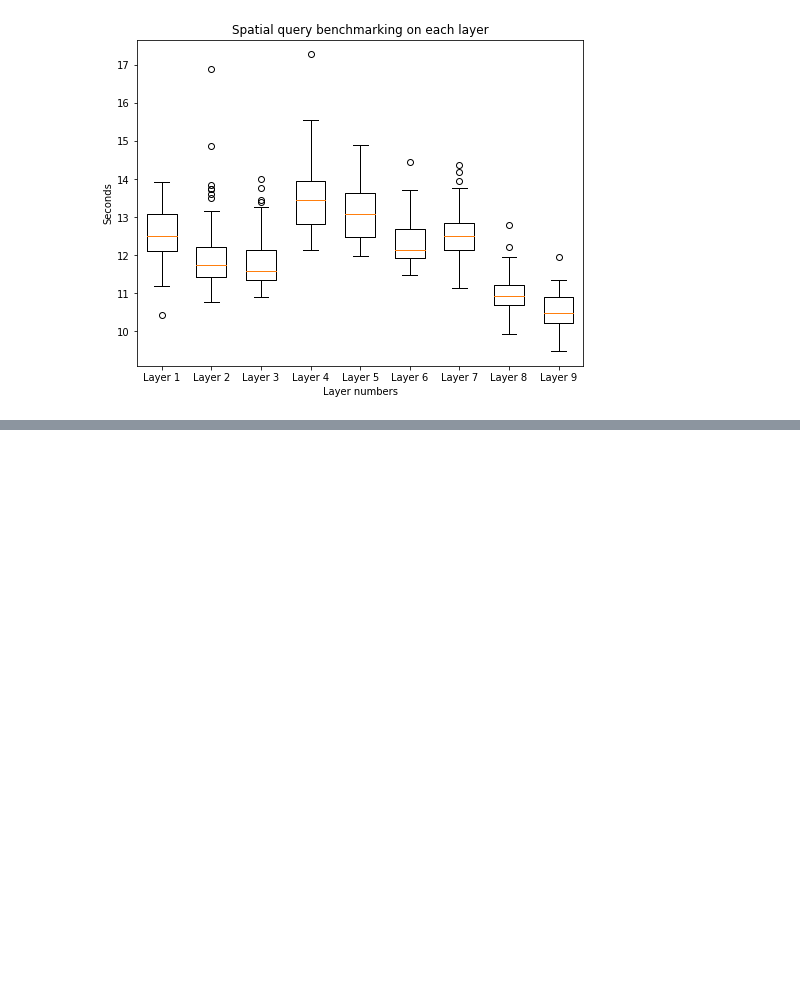
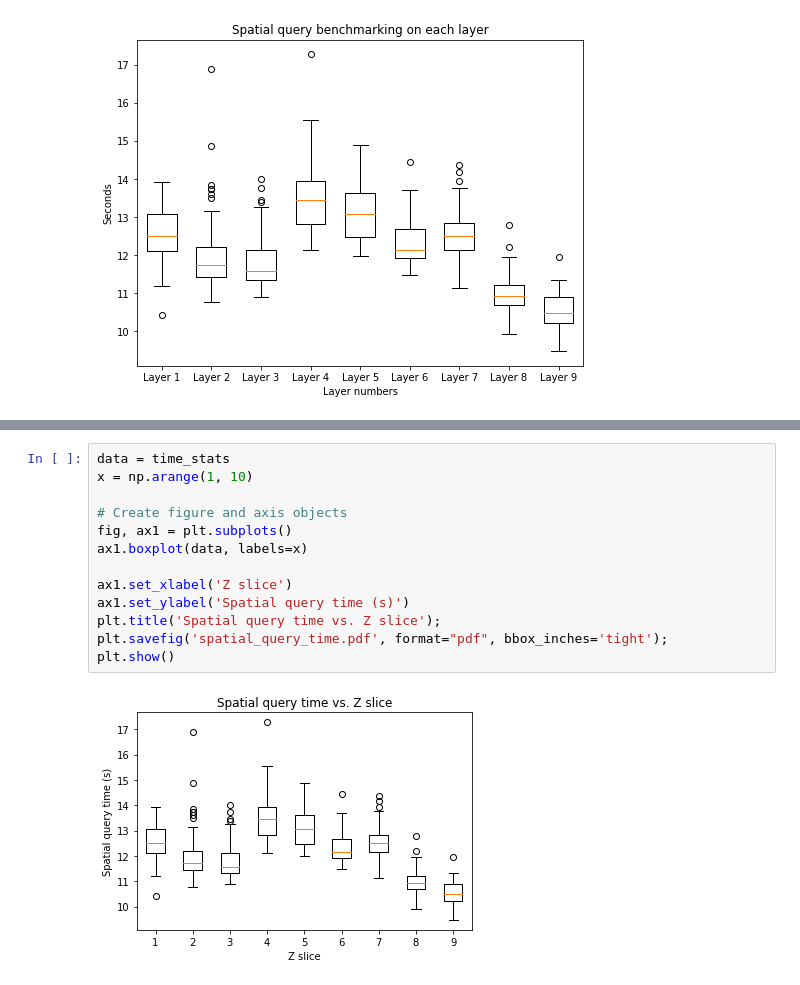
Before and after one commit to ccb-hms/hmc-clinic-2022-23, a Jupyter notebook: assignment_5/Notebooks/benchmarking.ipynb, the cells around one changed output, grey strips where cells are left out. Saved outputs shown, nothing was run; the diff lists cells and outputs as text; blank space fills up the shorter version.

```diff
--- a/assignment_5/Notebooks/benchmarking.ipynb
+++ b/assignment_5/Notebooks/benchmarking.ipynb
@@ -164,0 +234,15 @@ plt.show()
+# %%
+data = time_stats
+x = np.arange(1, 10)
+
+# Create figure and axis objects
+fig, ax1 = plt.subplots()
+ax1.boxplot(data, labels=x)
+
+ax1.set_xlabel('Z slice')
+ax1.set_ylabel('Spatial query time (s)')
+plt.title('Spatial query time vs. Z slice');
+plt.savefig('spatial_query_time.pdf', format="pdf", bbox_inches='tight');
+plt.show()
+# %% [output]
+[figure, added]
```
Also changed, not shown: parts of 3 cells of this notebook.
